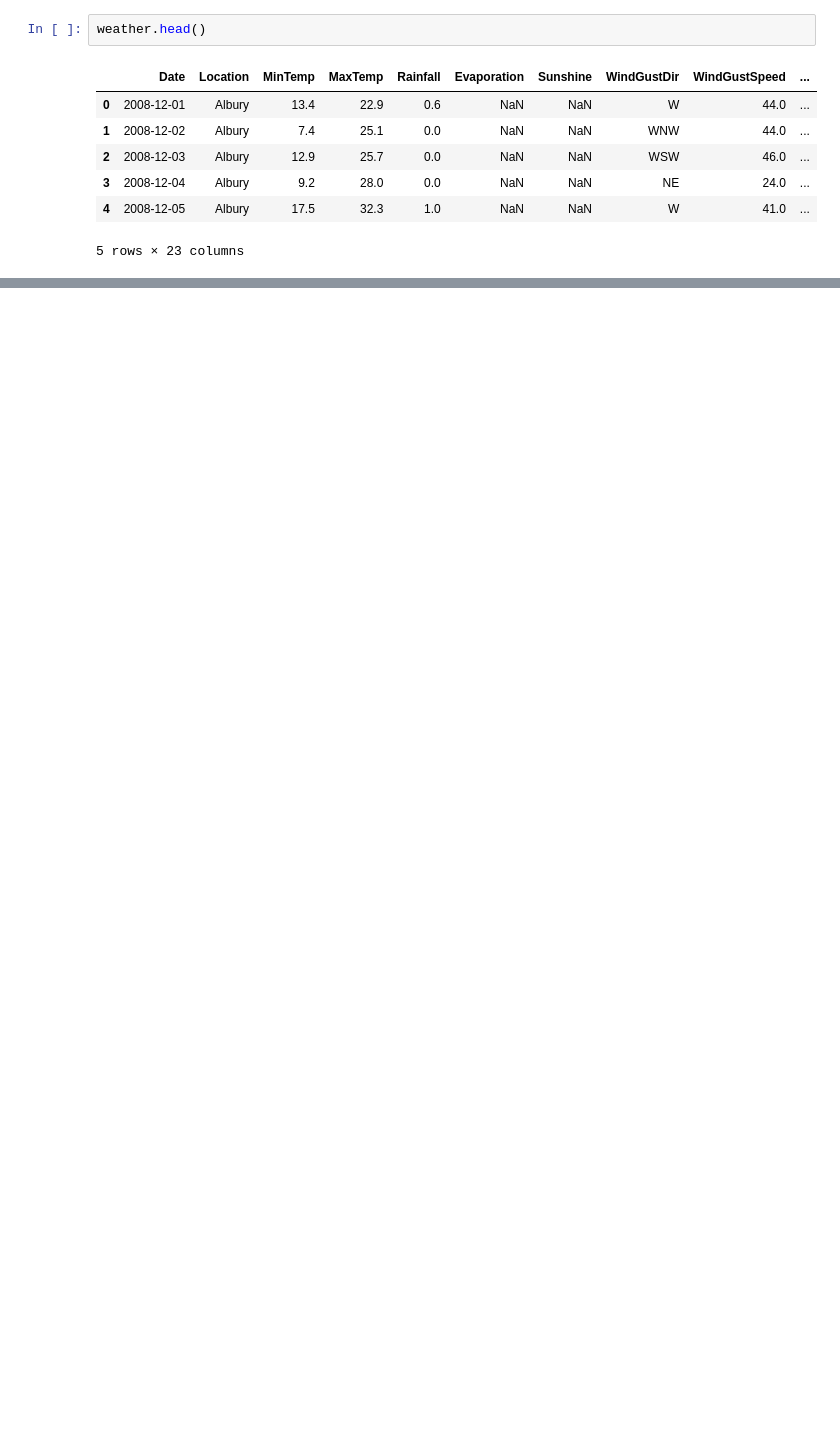
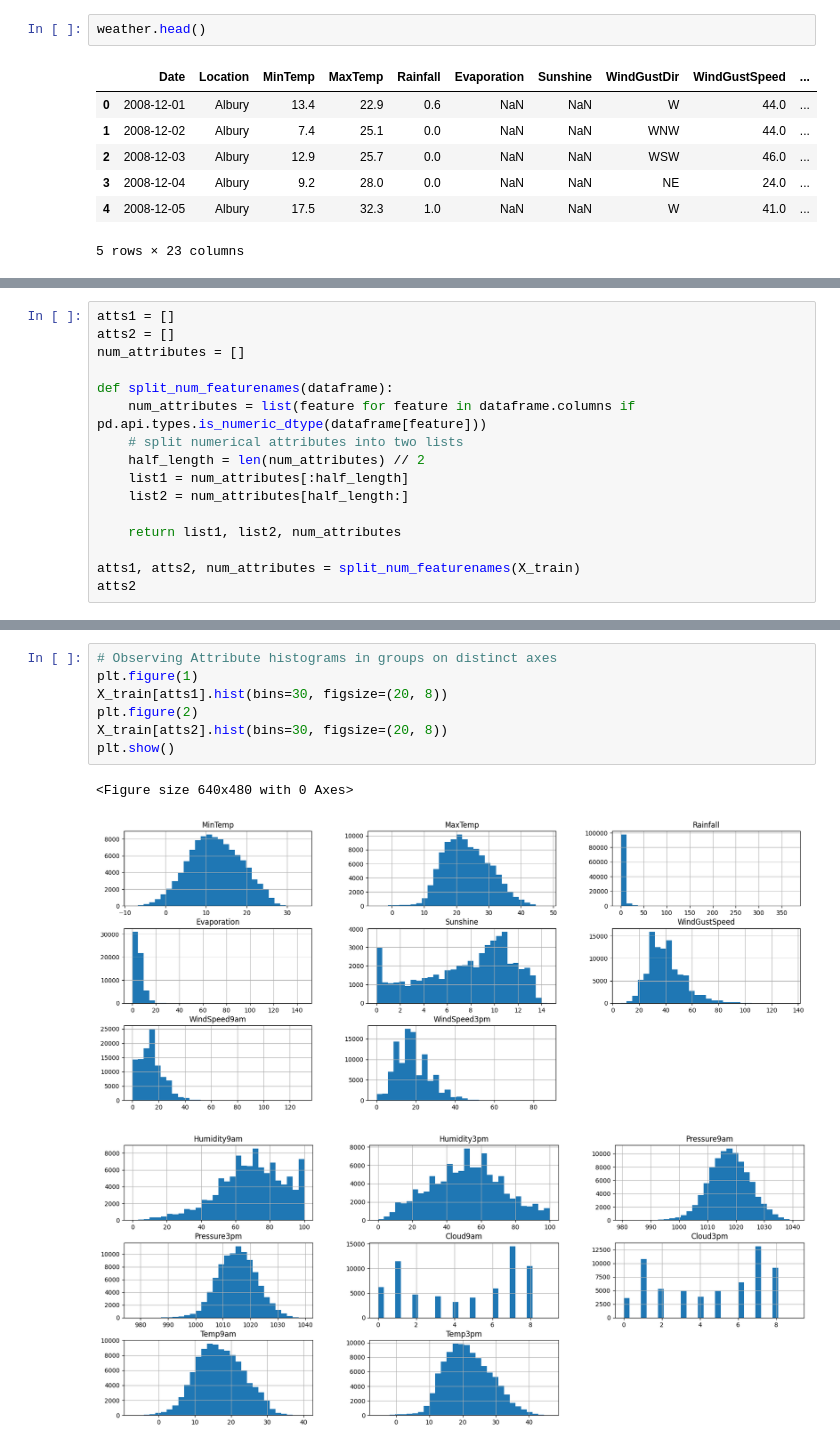
Before and after one commit to Danielfasuba/Rain-in-Australia, a Jupyter notebook: rain_australia.ipynb, the cells around one changed output, grey strips where cells are left out. Drawn from its saved outputs; the diff is of its cells as text; blank space fills up the shorter version.

```diff
--- a/rain_australia.ipynb
+++ b/rain_australia.ipynb
@@ -83,0 +93,16 @@ weather_train, weather_val = train_test_split(weather_tr_val, test_size=0.2, ran
+# %%
+atts1 = []
+atts2 = []
+num_attributes = []
+
+def split_num_featurenames(dataframe):
+    num_attributes = list(feature for feature in dataframe.columns if pd.api.types.is_numeric_dtype(dataframe[feature]))
+    # split numerical attributes into two lists
+    half_length = len(num_attributes) // 2
+    list1 = num_attributes[:half_length]
+    list2 = num_attributes[half_length:]
+
+    return list1, list2, num_attributes
+
+atts1, atts2, num_attributes = split_num_featurenames(X_train)
+atts2
@@ -83,0 +118,11 @@ weather_train, weather_val = train_test_split(weather_tr_val, test_size=0.2, ran
+# %%
+# Observing Attribute histograms in groups on distinct axes
+plt.figure(1)
+X_train[atts1].hist(bins=30, figsize=(20, 8))
+plt.figure(2)
+X_train[atts2].hist(bins=30, figsize=(20, 8))
+plt.show()
+# %% [output]
+<Figure size 640x480 with 0 Axes>
+[figure, added]
+[figure, added]
```
Also changed, not shown: parts of 19 cells of this notebook.
